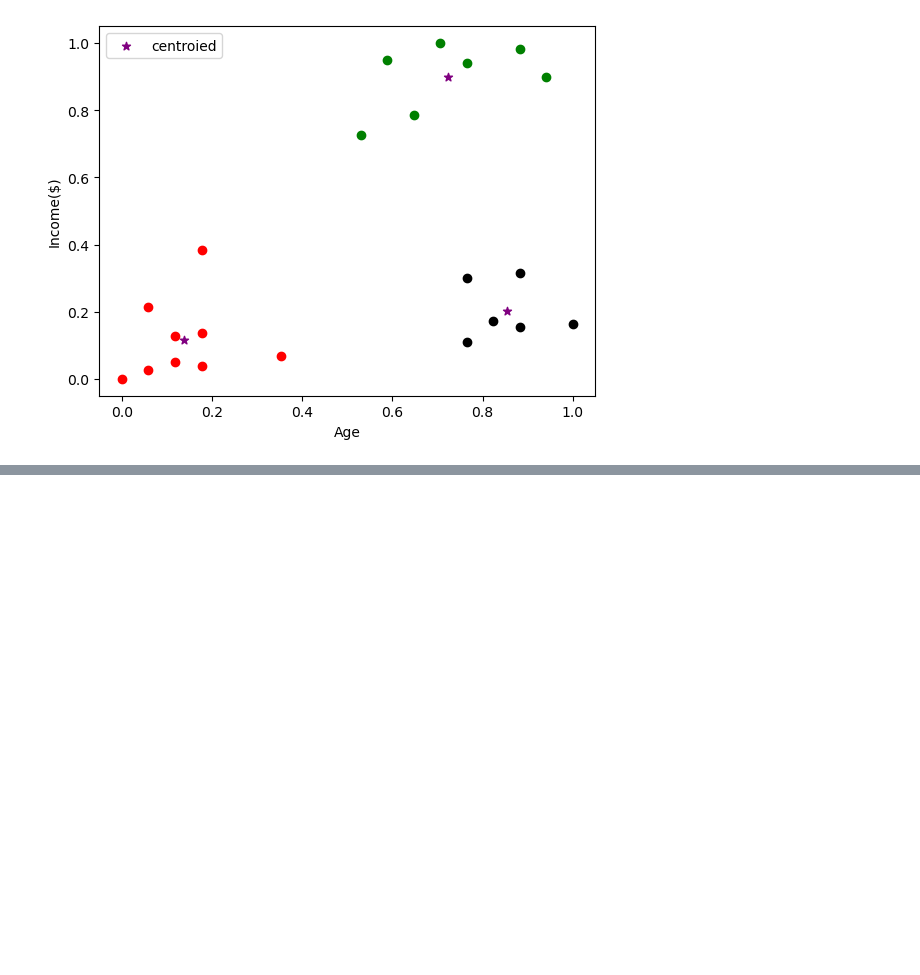
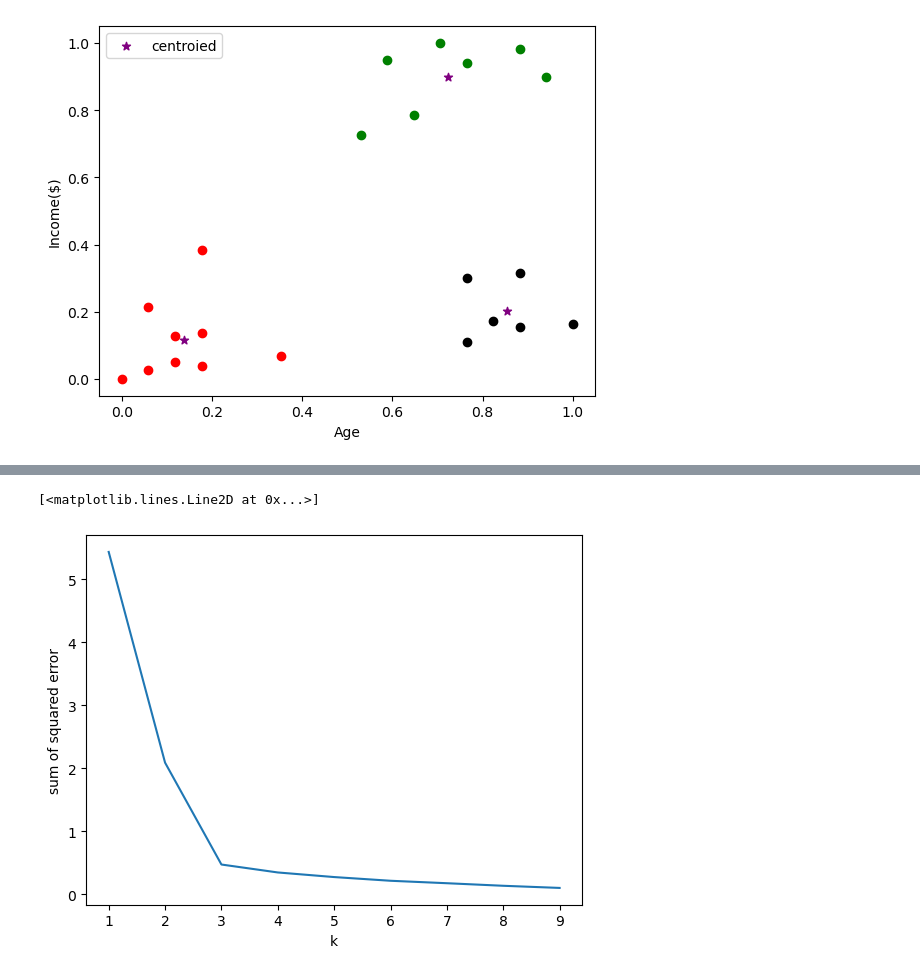
Before and after one commit to azeem932356/ML-Foundations, a Jupyter notebook: UnsupervisedLearning/K-Means/kmeans.ipynb, the cells around one changed output, grey strips where cells are left out. Saved outputs shown, nothing was run; the diff lists cells and outputs as text; code cells hidden in the pictures; blank space fills up the shorter version.

Commit message:
ElbowMethod_plotData

```diff
--- a/UnsupervisedLearning/K-Means/kmeans.ipynb
+++ b/UnsupervisedLearning/K-Means/kmeans.ipynb
@@ -243,3 +243,16 @@ plt.legend()
 plt.show()
 # %% [output]
 [figure]
+# %%
+#Elbow plot (Elbow method is determined for how many clusters can be formed it is one of the method we use)
+
+sse= []     #--> sum of squared error
+
+k_rng= range(1, 10)    #--> taking 1-10 cluters lets see how many we can fit
+
+for k in k_rng:
+    km= KMeans(n_clusters=k)
+    km.fit(df[["Age", "Income($)"]])
+    sse.append(km.inertia_)    ##--> retrieves the model's SSE.
+
+sse
@@ -245,0 +269,10 @@ plt.show()
+# %%
+#plot this data
+import matplotlib.pyplot as plt
+
+plt.xlabel("k")
+plt.ylabel("sum of squared error")
+plt.plot(k_rng, sse)
+# %% [output]
+[<matplotlib.lines.Line2D at 0x...>]
+[figure, added]
```
Also changed, not shown: parts of 1 cell of this notebook.
